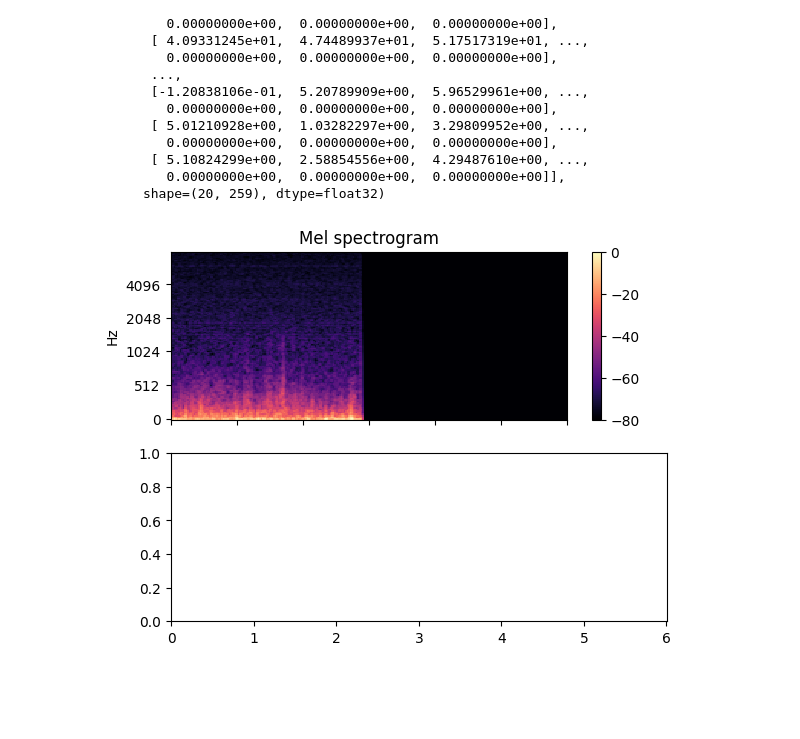
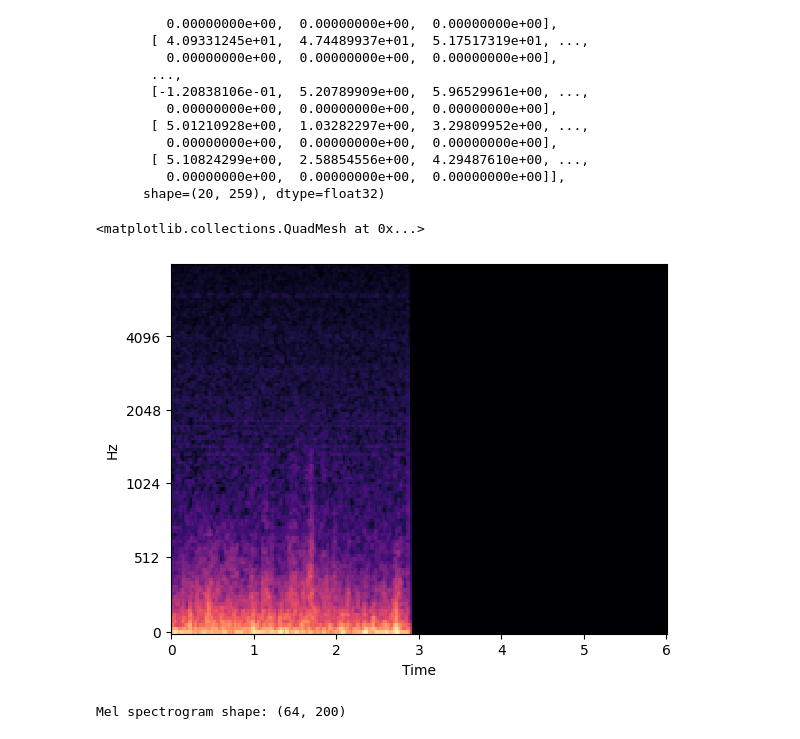
Before and after one commit to mi-mi-mia/smart-stethoscope, a Jupyter notebook: notebooks/linus_cnn.ipynb, the cells around one changed output. Cells and saved outputs as stored; diff of their text form; code cells hidden in the pictures; blank space fills up the shorter version.

```diff
--- a/notebooks/linus_cnn.ipynb
+++ b/notebooks/linus_cnn.ipynb
@@ -56,4 +63,2 @@ X_train_tab
 # %%
-cycle_audio_path = "/home/sunil/code/mi-mi-mia/smart-stethoscope/preprocessed_data/padded_audio_breathing_cycles"
-train_pids_df = pd.DataFrame({'cycle_filename':train_pids})
-train_pids_df.cycle_filename[0]
+cycle_audio_path = "preprocessed_data/padded_audio_breathing_cycles"
@@ -62,9 +65,9 @@ train_pids_df.cycle_filename[0]
 # %%
-file_path = Path(cycle_audio_path) / f"{train_pids_df.cycle_filename[0]}.wav"
+file_path = Path(cycle_audio_path) / f"{train_cycle_filenames[0]}.wav"
 
-signal, sample_rate = lb.load(file_path, sr=None)
+signal, sample_rate = librosa.load(file_path, sr=None)
 
-mfcc = lb.feature.mfcc(
+mfcc = librosa.feature.mfcc(
         y=signal,
         sr=sample_rate,
         #n_mfcc=n_mfcc
@@ -87,16 +90,18 @@ array([[-3.68777985e+02, -3.46086823e+02, -3.45726349e+02, ...,
          0.00000000e+00,  0.00000000e+00,  0.00000000e+00]],
       shape=(20, 259), dtype=float32)
 # %%
-S = lb.feature.melspectrogram(y=signal, sr=sample_rate, n_mels=128,
+S = librosa.feature.melspectrogram(y=signal, sr=sample_rate, n_mels=128,
                                    fmax=8000)
 
 #
-fig, ax = plt.subplots(nrows=2, sharex=True)
-img = lb.display.specshow(lb.power_to_db(S, ref=np.max),
+#fig, ax = plt.subplots(nrows=2, sharex=True)
+img = librosa.display.specshow(librosa.power_to_db(S, ref=np.max),
                                x_axis='time', y_axis='mel', fmax=8000,
-                               ax=ax[0])
-fig.colorbar(img, ax=[ax[0]])
-ax[0].set(title='Mel spectrogram')
-ax[0].label_outer()
+                               )
+#fig.colorbar(img)
+#ax[0].set(title='Mel spectrogram')
+#ax[0].label_outer()
+img
 # %% [output]
+<matplotlib.collections.QuadMesh at 0x...>
-[figure, old version]
+[figure, new version]
@@ -102,0 +174,12 @@ ax[0].label_outer()
+# %%
+example_cycle = train_cycle_filenames[0]
+example_mel = wav_to_mel_spec(
+    cycle_filename=example_cycle,
+    audio_folder=cycle_audio_path,
+    n_mels=64,
+    max_time_steps=200
+)
+
+print("Mel spectrogram shape:", example_mel.shape)
+# %% [output]
+Mel spectrogram shape: (64, 200)
```
Also changed, not shown: parts of 10 cells of this notebook.
